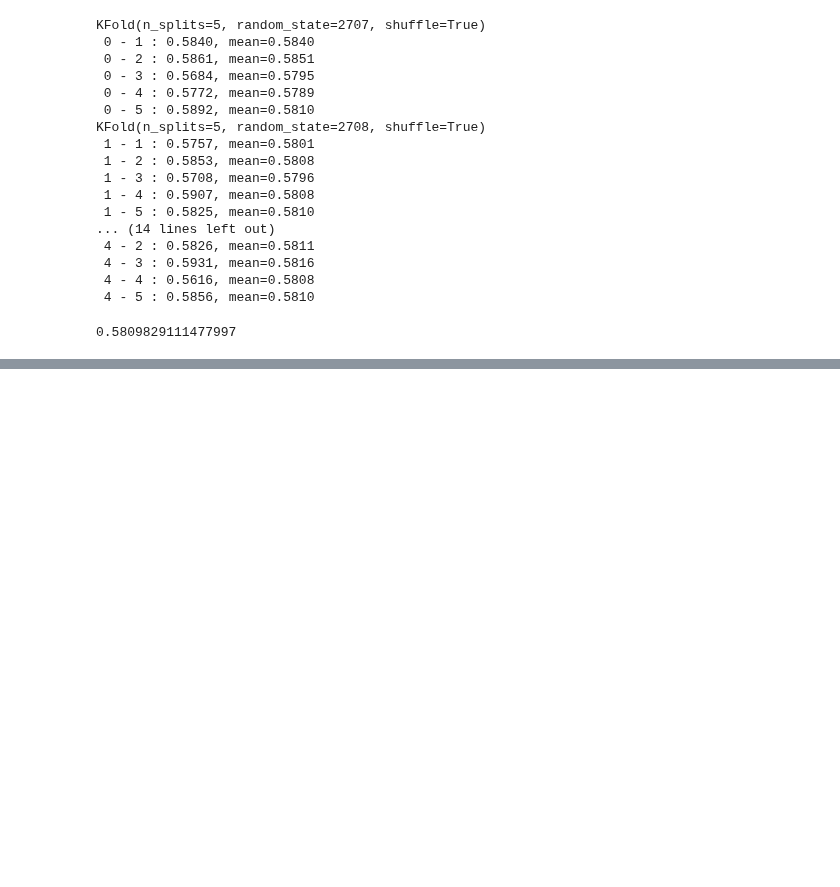
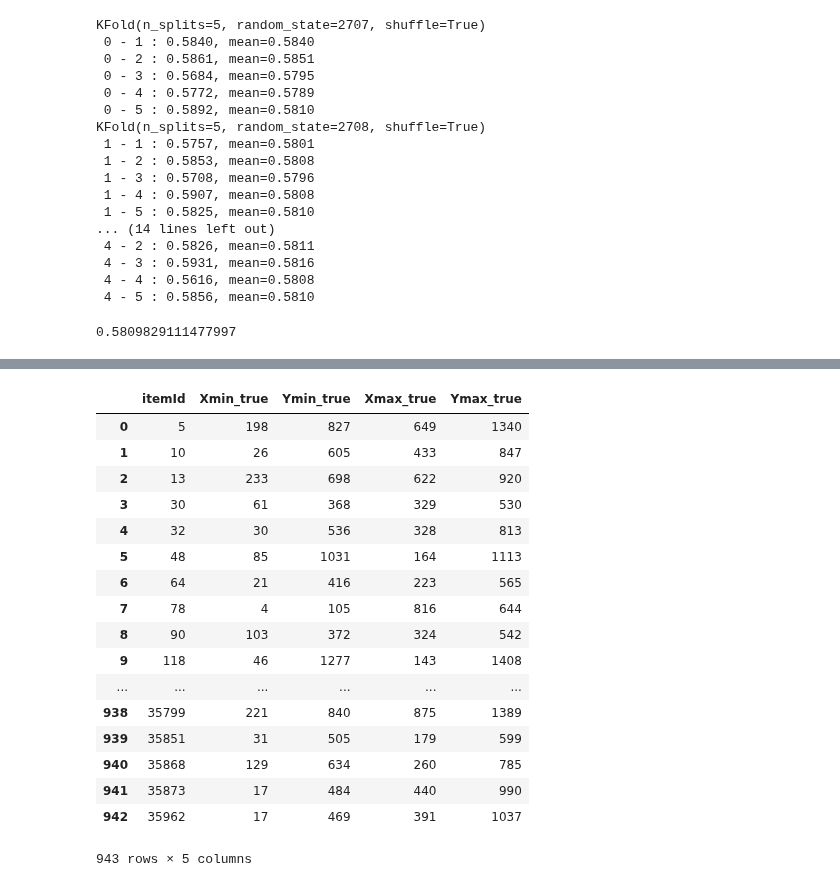
Before and after one commit to tyamgin/mlbootcamp, a Jupyter notebook: championship21/Untitled.ipynb, the cells around one changed output, grey strips where cells are left out. Drawn from its saved outputs; the diff is of its cells as text; code cells hidden in the pictures; blank space fills up the shorter version.

```diff
--- a/championship21/Untitled.ipynb
+++ b/championship21/Untitled.ipynb
@@ -263,0 +229,21 @@ res_test.head(10)
+# %%
+train_answers
+# %% [output]
+|  | itemId | Xmin_true | Ymin_true | Xmax_true | Ymax_true |
+| 0 | 5 | 198 | 827 | 649 | 1340 |
+| 1 | 10 | 26 | 605 | 433 | 847 |
+| 2 | 13 | 233 | 698 | 622 | 920 |
+| 3 | 30 | 61 | 368 | 329 | 530 |
+| 4 | 32 | 30 | 536 | 328 | 813 |
+| 5 | 48 | 85 | 1031 | 164 | 1113 |
+| 6 | 64 | 21 | 416 | 223 | 565 |
+| 7 | 78 | 4 | 105 | 816 | 644 |
+| 8 | 90 | 103 | 372 | 324 | 542 |
+| 9 | 118 | 46 | 1277 | 143 | 1408 |
+| ... | ... | ... | ... | ... | ... |
+| 938 | 35799 | 221 | 840 | 875 | 1389 |
+| 939 | 35851 | 31 | 505 | 179 | 599 |
+| 940 | 35868 | 129 | 634 | 260 | 785 |
+| 941 | 35873 | 17 | 484 | 440 | 990 |
+| 942 | 35962 | 17 | 469 | 391 | 1037 |
+943 rows × 5 columns
```
Also changed, not shown: parts of 12 cells of this notebook, 1 other file.
